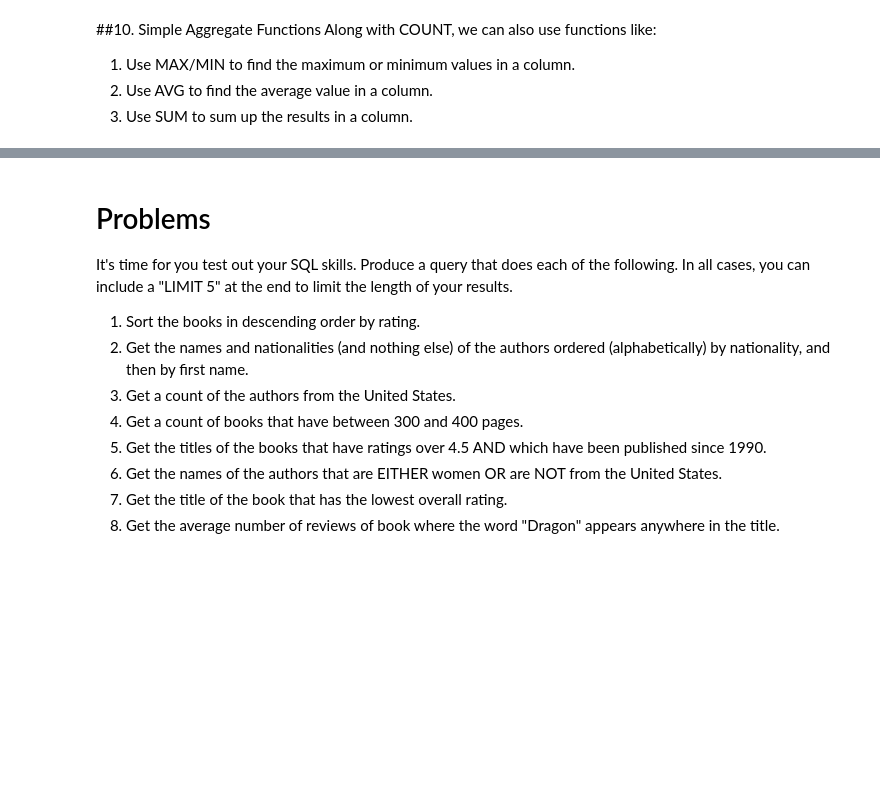
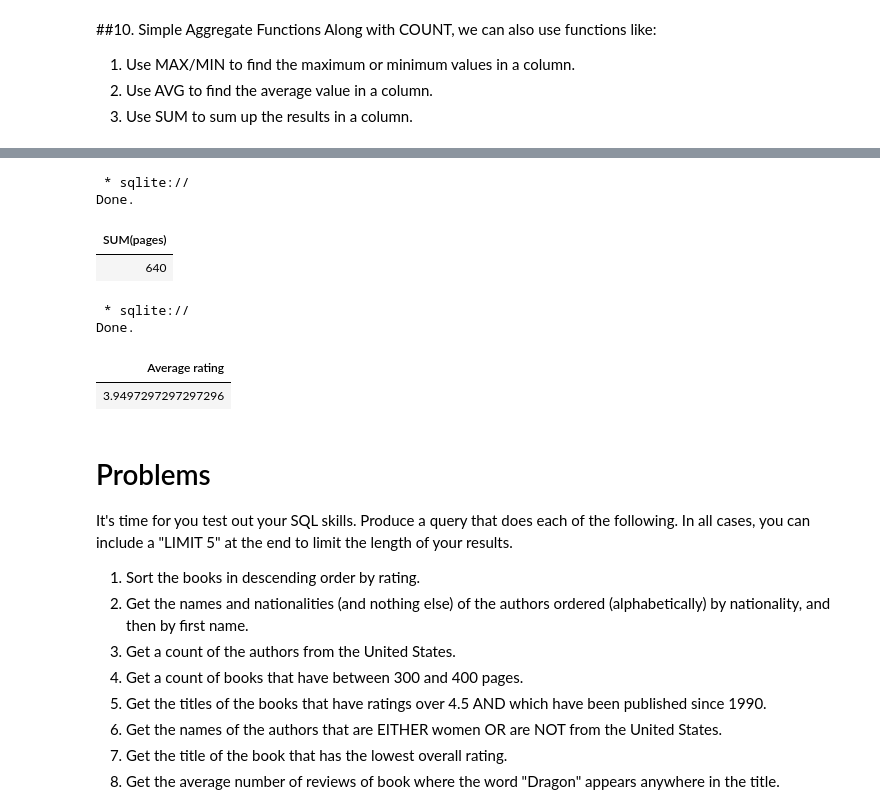
Before and after one commit to rkrebs7/database_sql, a Jupyter notebook: Introduction_to_SQL_1_Books.ipynb, the cells around one changed output, grey strips where cells are left out. Saved outputs shown, nothing was run; the diff lists cells and outputs as text; code cells hidden in the pictures; blank space fills up the shorter version.

```diff
--- a/Introduction_to_SQL_1_Books.ipynb
+++ b/Introduction_to_SQL_1_Books.ipynb
@@ -960,3 +962,30 @@ Along with COUNT, we can also use functions like:
+# %%
+# Let's find out the total pages of books written by
+# people with the last name Shakespeare
+
+%%sql
+SELECT SUM(pages) FROM
+  Books NATURAL JOIN Authors
+  WHERE Authors.name LIKE "%Shakespeare"
+# %% [output]
+ * sqlite://
+Done.
+| SUM(pages) |
+| 640 |
+# %%
+# Let's retrieving the average number of "stars"
+# For authors born after 1800 but before 1900.
+
+%%sql
+SELECT AVG(avg_stars) AS "Average rating" FROM
+  Books NATURAL JOIN Authors
+  WHERE Authors.date_of_birth > "1800/1/1"
+  AND Authors.date_of_birth < "1900/1/1";
+# %% [output]
+ * sqlite://
+Done.
+| Average rating |
+| 3.9497297297297296 |
 # %% [markdown]
 # Problems
 It's time for you test out your SQL skills. Produce a query that does each of the following. In all cases, you can include a "LIMIT 5" at the end to limit the length of your results.
```
Also changed, not shown: parts of 5 cells of this notebook.
